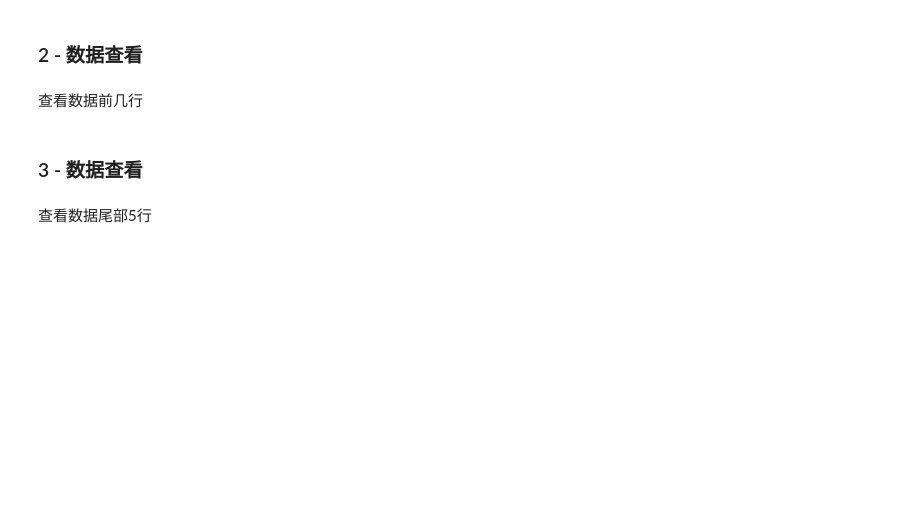
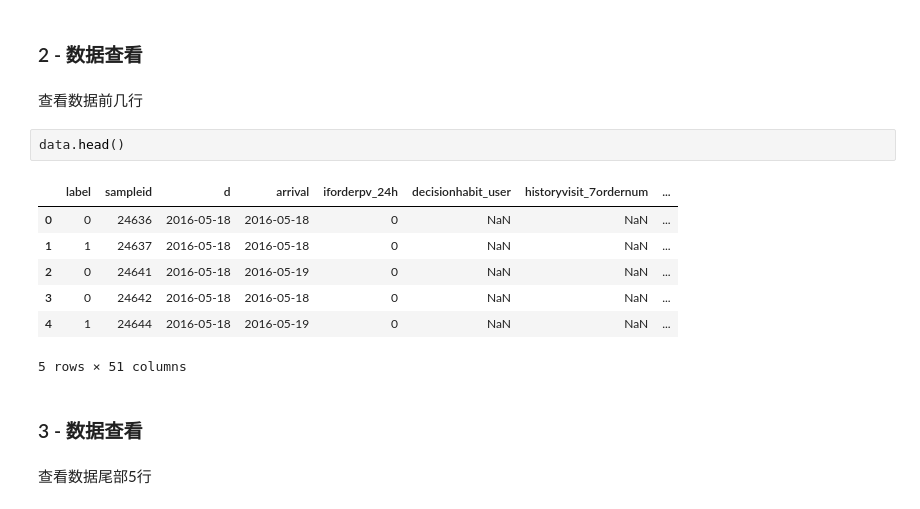
Before and after one commit to zhuzhuruan/Python_Learning, a Jupyter notebook: 4_[Pandas进阶修炼300题] 答案版/实战｜客户流失分析/「客户流失分析」案例实战.ipynb, the cells around one changed output. Saved outputs shown, nothing was run; the diff lists cells and outputs as text; blank space fills up the shorter version.

```diff
--- a/4_[Pandas进阶修炼300题] 答案版/实战｜客户流失分析/「客户流失分析」案例实战.ipynb
+++ b/4_[Pandas进阶修炼300题] 答案版/实战｜客户流失分析/「客户流失分析」案例实战.ipynb
@@ -120,6 +122,16 @@ plt.rcParams['axes.unicode_minus']=False
 ### 2 - 数据查看
 # %% [markdown]
 查看数据前几行
+# %%
+data.head()
+# %% [output]
+|  | label | sampleid | d | arrival | iforderpv_24h | decisionhabit_user | historyvisit_7ordernum | ... |
+| 0 | 0 | 24636 | 2016-05-18 | 2016-05-18 | 0 | NaN | NaN | ... |
+| 1 | 1 | 24637 | 2016-05-18 | 2016-05-18 | 0 | NaN | NaN | ... |
+| 2 | 0 | 24641 | 2016-05-18 | 2016-05-19 | 0 | NaN | NaN | ... |
+| 3 | 0 | 24642 | 2016-05-18 | 2016-05-18 | 0 | NaN | NaN | ... |
+| 4 | 1 | 24644 | 2016-05-18 | 2016-05-19 | 0 | NaN | NaN | ... |
+5 rows × 51 columns
 # %% [markdown]
 ### 3 - 数据查看
 # %% [markdown]
```
Also changed, not shown: parts of 28 cells of this notebook, 5 other files.
